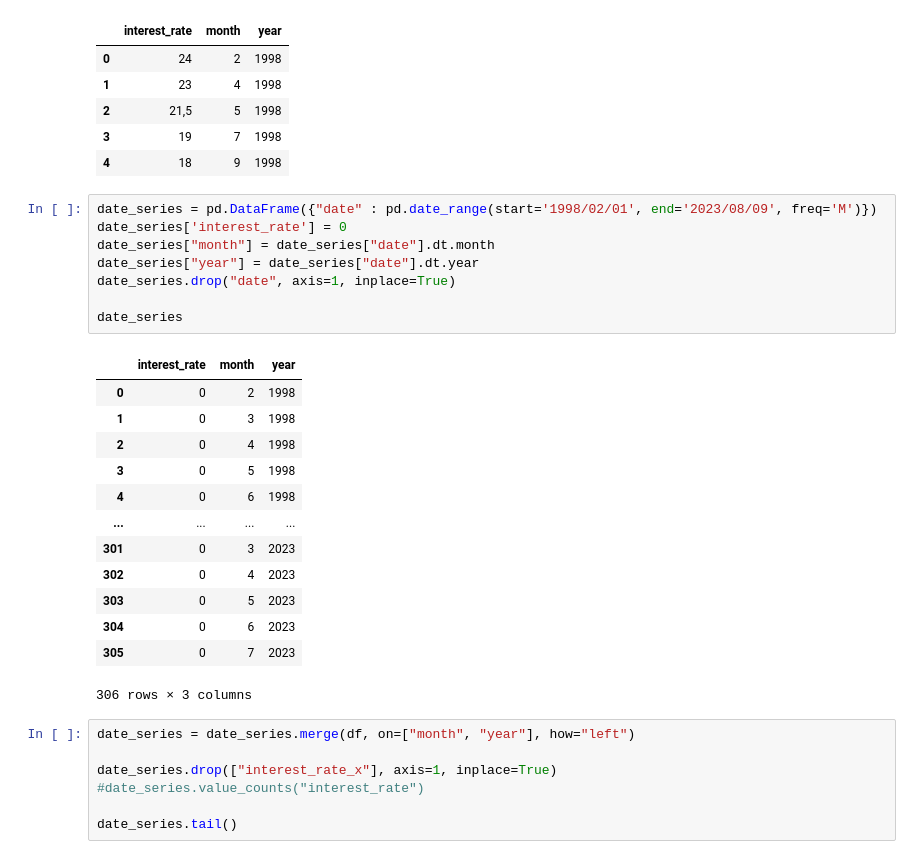
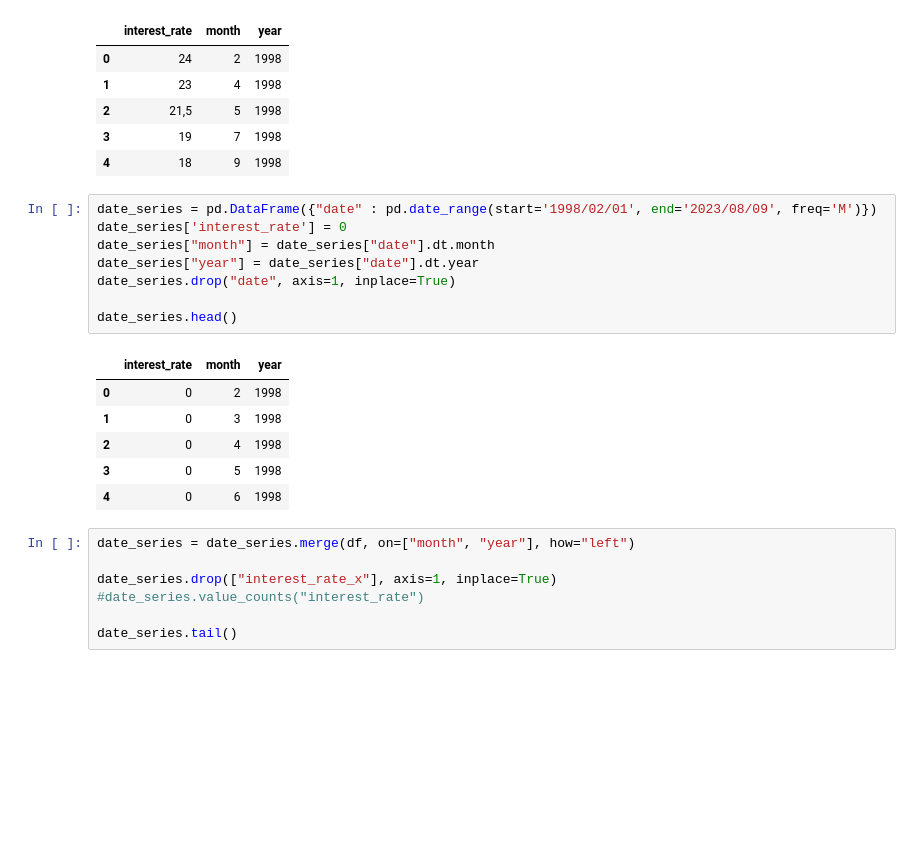
Before and after one commit to prosowiec/bonds, a Jupyter notebook: economic_data/notebooks/NBP_rates.ipynb, the cells around one changed output. Cells and saved outputs as stored; diff of their text form; blank space fills up the shorter version.

```diff
--- a/economic_data/notebooks/NBP_rates.ipynb
+++ b/economic_data/notebooks/NBP_rates.ipynb
@@ -37,25 +37,18 @@ df.head()
 # %%
 date_series = pd.DataFrame({"date" : pd.date_range(start='1998/02/01', end='2023/08/09', freq='M')})
 date_series['interest_rate'] = 0
 date_series["month"] = date_series["date"].dt.month
 date_series["year"] = date_series["date"].dt.year
 date_series.drop("date", axis=1, inplace=True)
 
-date_series
+date_series.head()
 # %% [output]
 |  | interest_rate | month | year |
 | 0 | 0 | 2 | 1998 |
 | 1 | 0 | 3 | 1998 |
 | 2 | 0 | 4 | 1998 |
 | 3 | 0 | 5 | 1998 |
 | 4 | 0 | 6 | 1998 |
-| ... | ... | ... | ... |
-| 301 | 0 | 3 | 2023 |
-| 302 | 0 | 4 | 2023 |
-| 303 | 0 | 5 | 2023 |
-| 304 | 0 | 6 | 2023 |
-| 305 | 0 | 7 | 2023 |
-306 rows × 3 columns
 # %%
 date_series = date_series.merge(df, on=["month", "year"], how="left")
 
```
Also changed, not shown: parts of 8 cells of this notebook, 2 other files.
